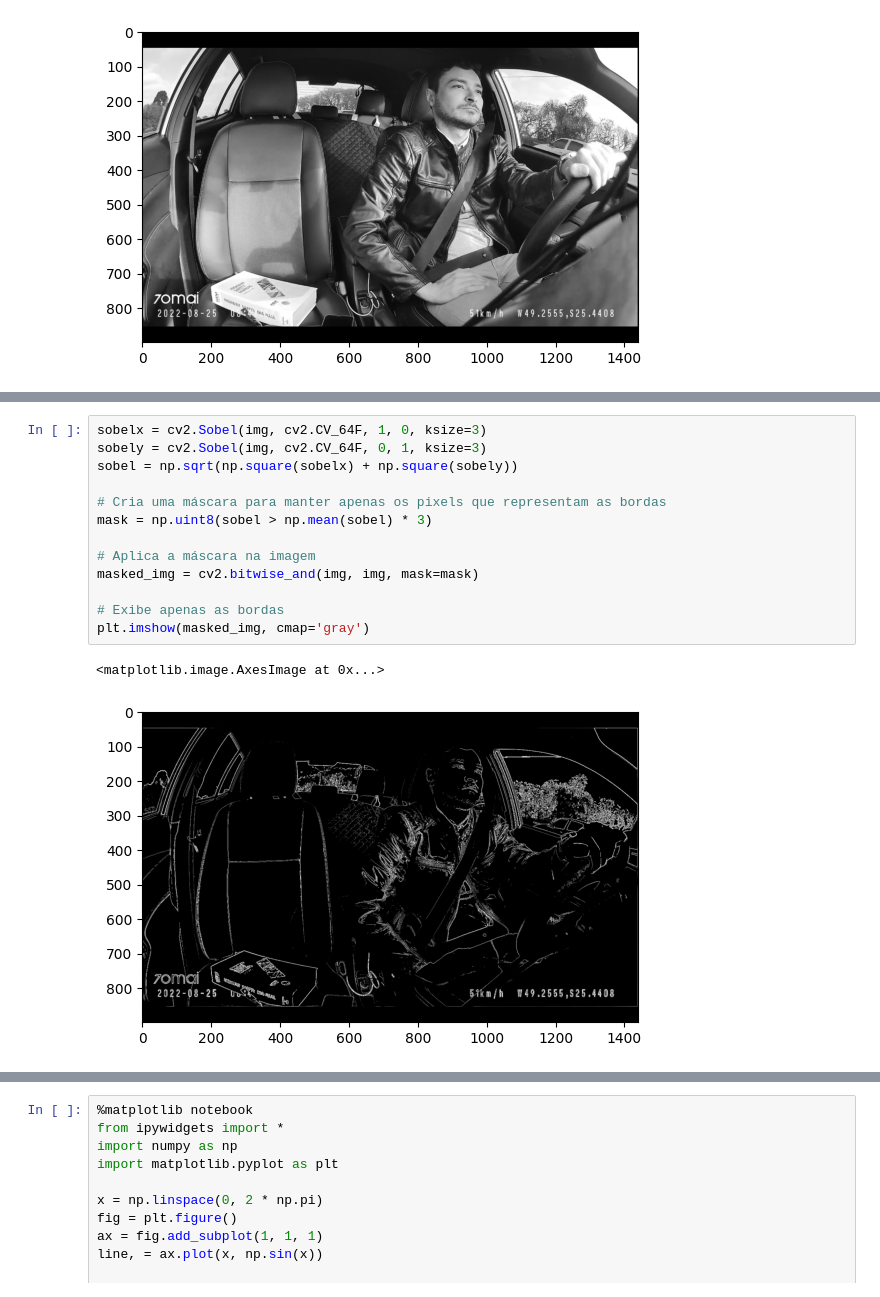
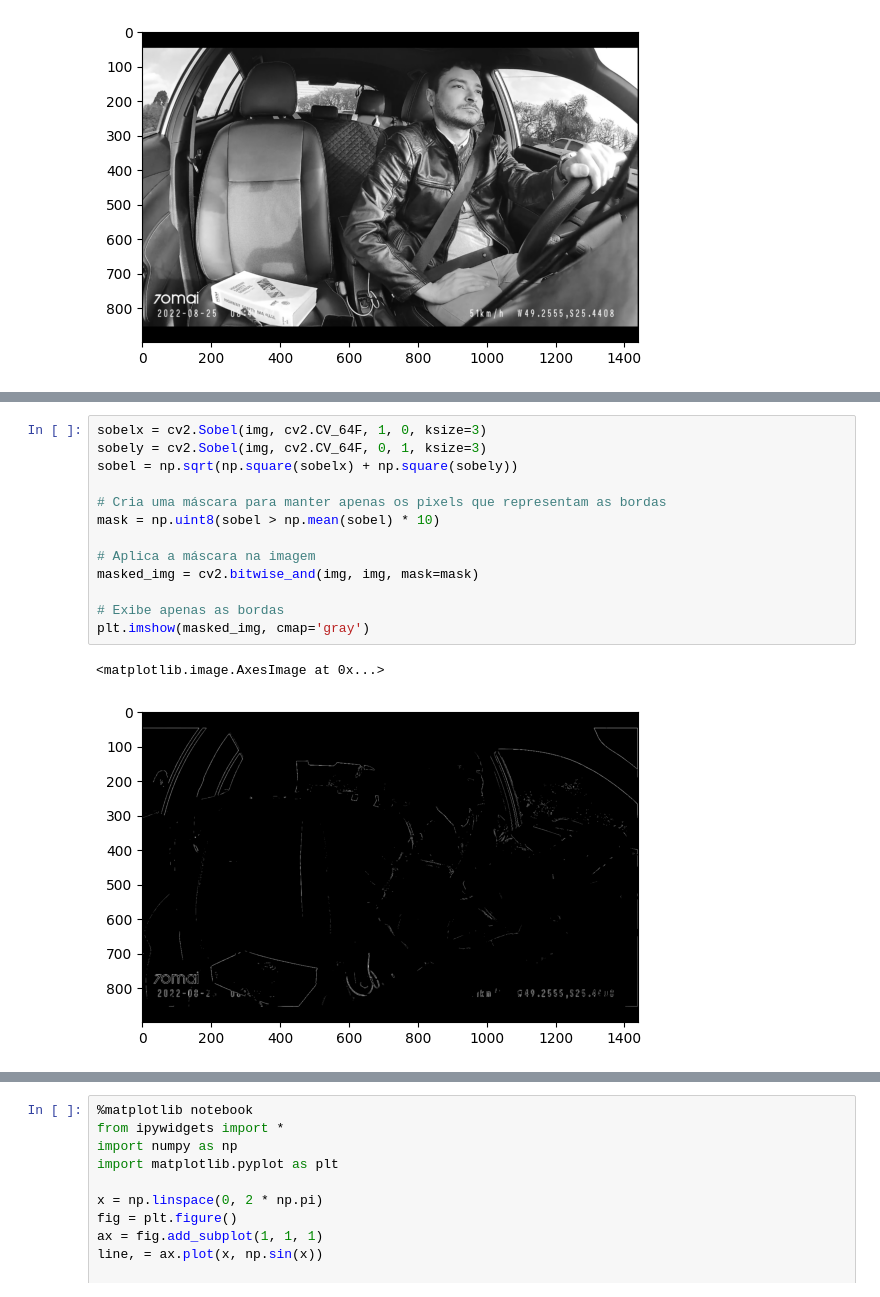
Before and after one commit to inaies/TA1_visao, a Jupyter notebook: main.ipynb, the cells around one changed output, grey strips where cells are left out. Cells and saved outputs as stored; diff of their text form.

```diff
--- a/main.ipynb
+++ b/main.ipynb
@@ -80,18 +106,18 @@ plt.imshow(cv2.cvtColor(blur, cv2.COLOR_GRAY2BGR))
 # %%
 sobelx = cv2.Sobel(img, cv2.CV_64F, 1, 0, ksize=3)
 sobely = cv2.Sobel(img, cv2.CV_64F, 0, 1, ksize=3)
 sobel = np.sqrt(np.square(sobelx) + np.square(sobely))
 
 # Cria uma máscara para manter apenas os pixels que representam as bordas
-mask = np.uint8(sobel > np.mean(sobel) * 3)
+mask = np.uint8(sobel > np.mean(sobel) * 10)
 
 # Aplica a máscara na imagem
 masked_img = cv2.bitwise_and(img, img, mask=mask)
 
 # Exibe apenas as bordas
 plt.imshow(masked_img, cmap='gray')
 # %% [output]
 <matplotlib.image.AxesImage at 0x...>
-[figure, old version]
+[figure, new version]
 # %%
 # Canny para detecção de bordas
```
Also changed, not shown: parts of 9 cells of this notebook.
